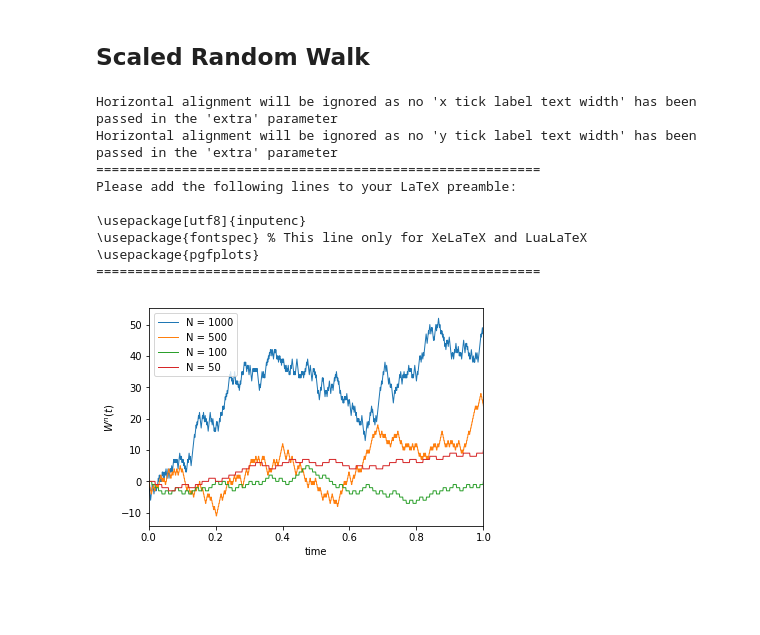
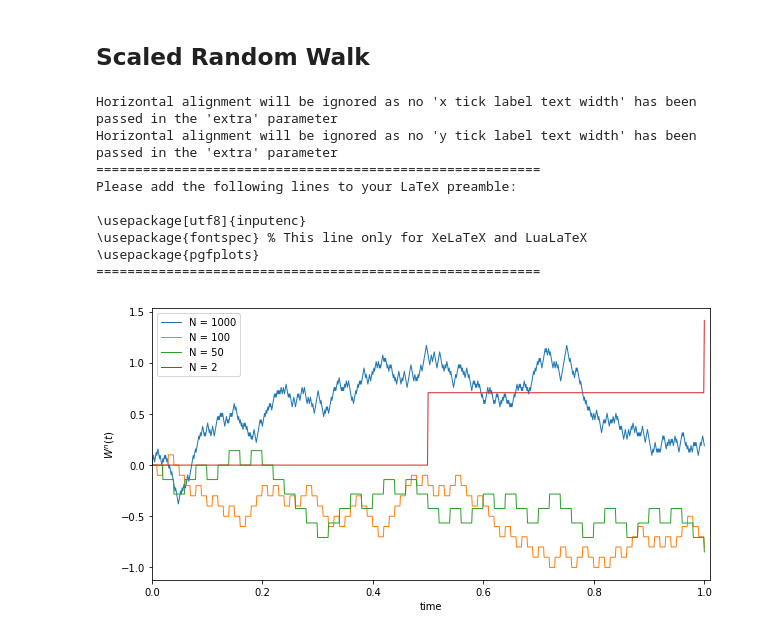
Before and after one commit to gerdm/TGMAFFIRO, a Jupyter notebook: notebooks/graphics.ipynb, the cells around one changed output. Cells and saved outputs as stored; diff of their text form; code cells hidden in the pictures; blank space fills up the shorter version.

```diff
--- a/notebooks/graphics.ipynb
+++ b/notebooks/graphics.ipynb
@@ -56,16 +56,17 @@ Please add the following lines to your LaTeX preamble:
 # %%
 scaled_random_walk  = lambda partitions, t: symmetric_random_walk(partitions * t) / sqrt(partitions)
 # %%
+seed(1643)
+
 breaks = 1000
+RW = pd.DataFrame()
+partitions = [1, 10, 20, 500]
 
-RW = pd.DataFrame()
-partitions = [1, 2, 10, 20]
-rw = scaled_random_walk(1, breaks)
-
+rw = scaled_random_walk(breaks, 1)
 for partition in partitions:
     new_scale = int(breaks / partition)
-    rw_new = scaled_random_walk(1, new_scale)
-    rw_new_rows = np.array([i*partition for i in range(new_scale + 1)])
+    rw_new = scaled_random_walk(new_scale, 1)
+    rw_new_rows = np.array([i * partition for i in range(new_scale + 1)])
 
     RW.ix[rw_new_rows, "N = {}".format(new_scale)] = rw_new
 
@@ -73,18 +74,19 @@ RW.index = np.linspace(0, 1, breaks + 1)
 RW.ffill(inplace=True)
 # %%
 %matplotlib inline
-RW.plot(linewidth=1)
+RW.plot(linewidth=1, figsize=(10,5))
 plt.xlabel("time")
 plt.ylabel("$W^n(t)$")
+plt.xlim(0, 1.01);
 texsave("../images/scaled_random_walk.tex")
 # %% [output]
 Horizontal alignment will be ignored as no 'x tick label text width' has been passed in the 'extra' parameter
 Horizontal alignment will be ignored as no 'y tick label text width' has been passed in the 'extra' parameter
 =========================================================
 Please add the following lines to your LaTeX preamble:
 
 \usepackage[utf8]{inputenc}
 \usepackage{fontspec} % This line only for XeLaTeX and LuaLaTeX
 \usepackage{pgfplots}
 =========================================================
-[figure, old version]
+[figure, new version]
```
Also changed, not shown: parts of 1 cell of this notebook, 2 other files.
